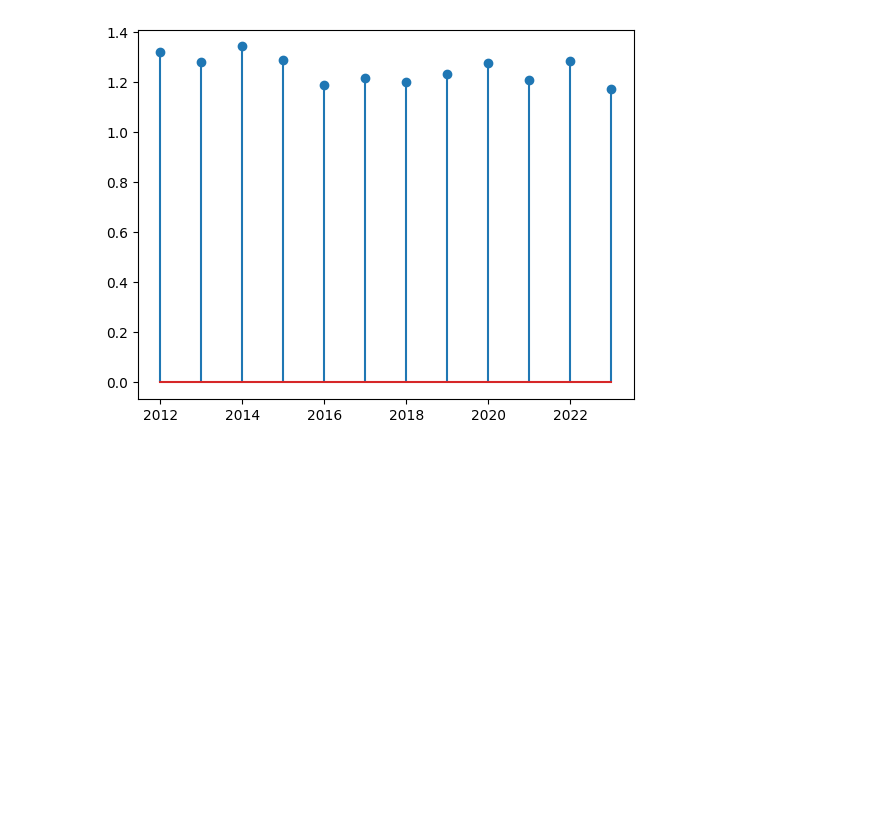
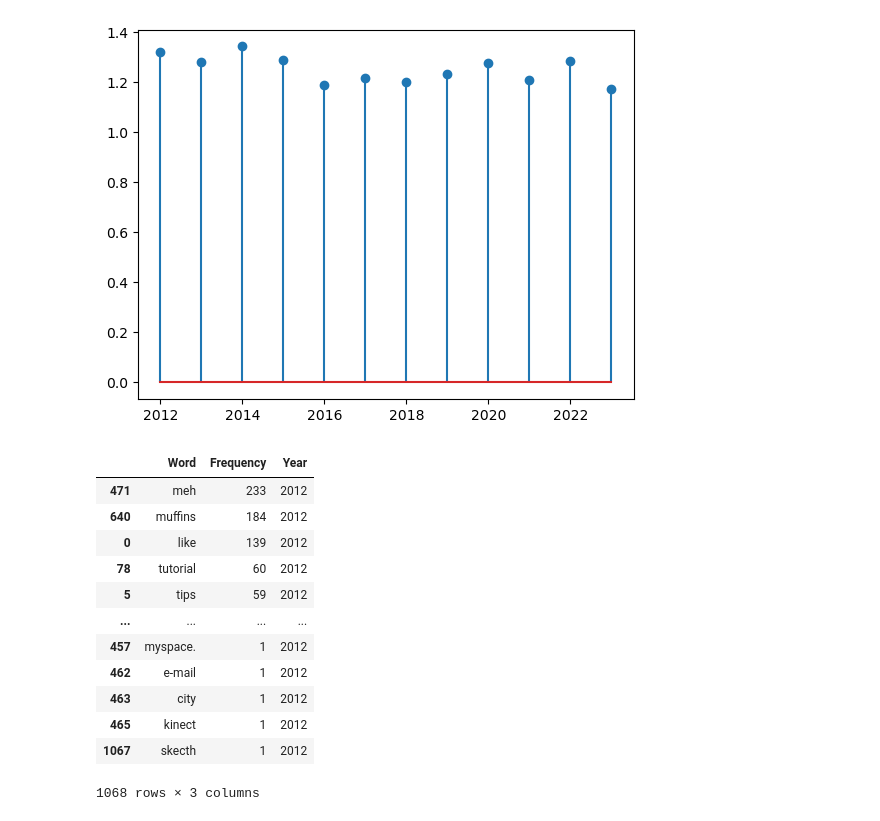
Before and after one commit to alejaduque/anglicisms_overtime, a Jupyter notebook: model.ipynb, the cells around one changed output. Drawn from its saved outputs; the diff is of its cells as text; code cells hidden in the pictures; blank space fills up the shorter version.

```diff
--- a/model.ipynb
+++ b/model.ipynb
@@ -268,3 +271,53 @@ plt.show()
 1.2839075447012647
 1.17265625
 [figure]
+# %%
+#Word frequency of anglicisms per year
+def freq_ang_per_year(year_to_filter):
+    filtered_df= all_comments[pd.to_datetime(all_comments["Comment date"]).dt.year == year_to_filter] #filter dataframe by year
+    anglicism_comments= filtered_df[filtered_df["Analysis"]!= '[]']
+    pattern= r'(?<=\[")[^"]+(?="\s*→)'
+    data= anglicism_comments["Analysis"]
+    df = pd.DataFrame(data)
+    # Define the regex pattern
+    pattern = r'"([^"]+)"\s*→'
+    # Extract the word using regex
+    df['word'] = df['Analysis'].str.extract(pattern)
+    words= list(df['word'].values) # List of all anglicisms
+    clean_words=[] #Empty list for storing all words
+    for i in words:
+        if " " in i:
+            x= i.split(' ')
+            for w in x:
+                clean_words.append(w)
+        else:
+            clean_words.append(i)
+
+    words_not_ang= ['quot', 'a', 'href'] #words that are detected as anglicism but are marks from youtube notation
+    clean_words= [w for w in clean_words if w not in words_not_ang]
+    freq= FreqDist(clean_words)
+    freq_df= pd.DataFrame(list(freq.items()), columns = ["Word","Frequency"])
+    freq_df['Year']=year_to_filter
+    freq_df= freq_df.sort_values(by='Frequency', ascending=False)
+    return freq_df
+
+def analysis_to_csv(year): #For deploying previous function and storing the output in a csv
+    freq= freq_ang_per_year(year)
+    x='outputs/frequencies/freq_' + str(year) +'.csv'
+    freq.to_csv(x)
+
+freq_ang_per_year(2012)
+# %% [output]
+|  | Word | Frequency | Year |
+| 471 | meh | 233 | 2012 |
+| 640 | muffins | 184 | 2012 |
+| 0 | like | 139 | 2012 |
+| 78 | tutorial | 60 | 2012 |
+| 5 | tips | 59 | 2012 |
+| ... | ... | ... | ... |
+| 457 | myspace. | 1 | 2012 |
+| 462 | e-mail | 1 | 2012 |
+| 463 | city | 1 | 2012 |
+| 465 | kinect | 1 | 2012 |
+| 1067 | skecth | 1 | 2012 |
+1068 rows × 3 columns
```
Also changed, not shown: parts of 6 cells of this notebook.
